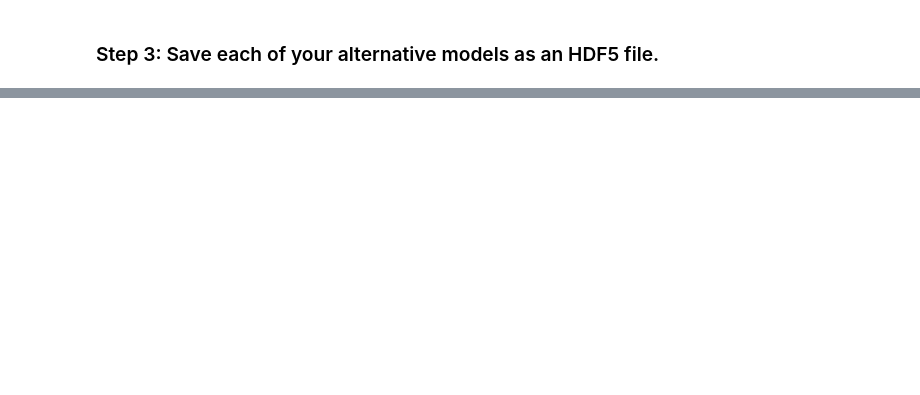
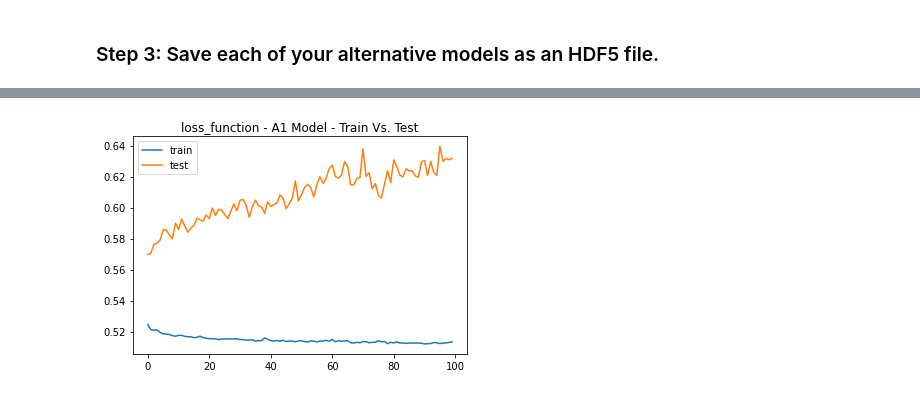
Before and after one commit to n8patterson/vc-neural-net, a Jupyter notebook: venture_funding_with_deep_learning.ipynb, the cells around one changed output, grey strips where cells are left out. Cells and saved outputs as stored; diff of their text form; code cells hidden in the pictures; blank space fills up the shorter version.

```diff
--- a/venture_funding_with_deep_learning.ipynb
+++ b/venture_funding_with_deep_learning.ipynb
@@ -946,0 +974,3 @@ nn_A4.save(file_path)
+# %%
+# Fit the model using 50 epochs and the training data
+fit_model_A1_no_split = nn_A1.fit(X_all, y, epochs=epochs, validation_split=0.3)
@@ -946,0 +1067,9 @@ nn_A4.save(file_path)
+# %%
+# Explore overfitting graph A1
+plt.plot(fit_model_A1_no_split.history['loss'])
+plt.plot(fit_model_A1_no_split.history['val_loss'])
+plt.title("loss_function - A1 Model - Train Vs. Test")
+plt.legend(["train", "test"])
+plt.show()
+# %% [output]
+[figure, added]
```
Also changed, not shown: parts of 30 cells of this notebook, 4 other files.
